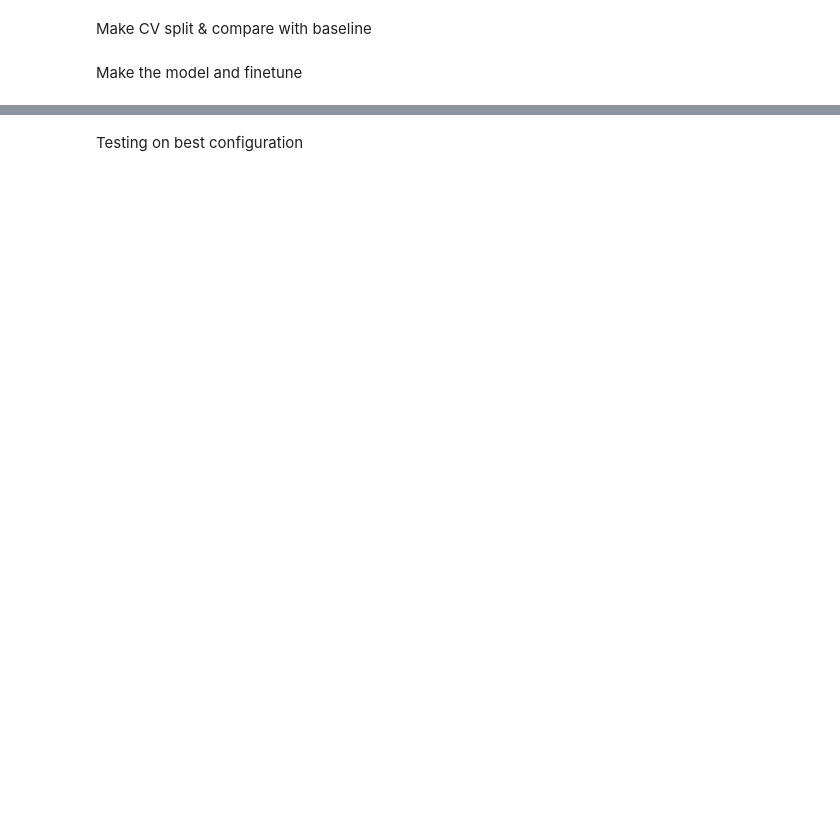
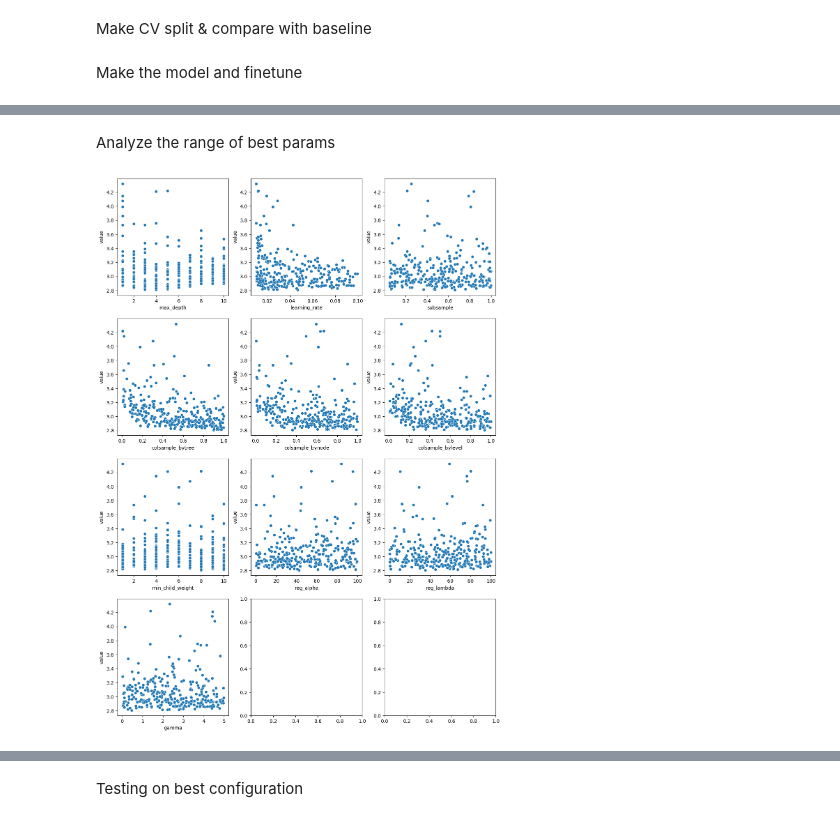
Before and after one commit to justpqa/Predict_NMXLNT, a Jupyter notebook: model_building.ipynb, the cells around one changed output, grey strips where cells are left out. Drawn from its saved outputs; the diff is of its cells as text; code cells hidden in the pictures; blank space fills up the shorter version.

```diff
--- a/model_building.ipynb
+++ b/model_building.ipynb
@@ -454,0 +390,29 @@ Best RMSLE: 2.7891876532671587
+# %% [markdown]
+Analyze the range of best params
+# %%
+def get_study_df(filename):
+    study = optuna.load_study(
+        study_name = filename,
+        storage = f"sqlite:///{filename}.db"
+    )
+    study_df = []
+    for trial in study.trials:
+        trial_dict = trial.params
+        trial_dict["value"] = trial.value
+        study_df.append(trial_dict)
+
+    return pd.DataFrame(study_df)
+# %%
+def params_value_viz(study_df):
+    nrows = (study_df.shape[1] - 1) // 3 + ((study_df.shape[1] - 1) % 3 > 0)
+    fig, ax = plt.subplots(nrows = nrows, ncols = 3, figsize = (14, 5 * nrows))
+    for inx, var in enumerate(study_df.columns):
+        x, y = inx // 3, inx % 3
+        if var != "value":
+            sns.scatterplot(study_df, x = var, y = "value", ax = ax[x][y])
+    plt.show()
+# %%
+study_df = get_study_df("xgboost_101_200_study")
+params_value_viz(study_df)
+# %% [output]
+[figure, added]
```
Also changed, not shown: parts of 76 cells of this notebook, 8 other files.
